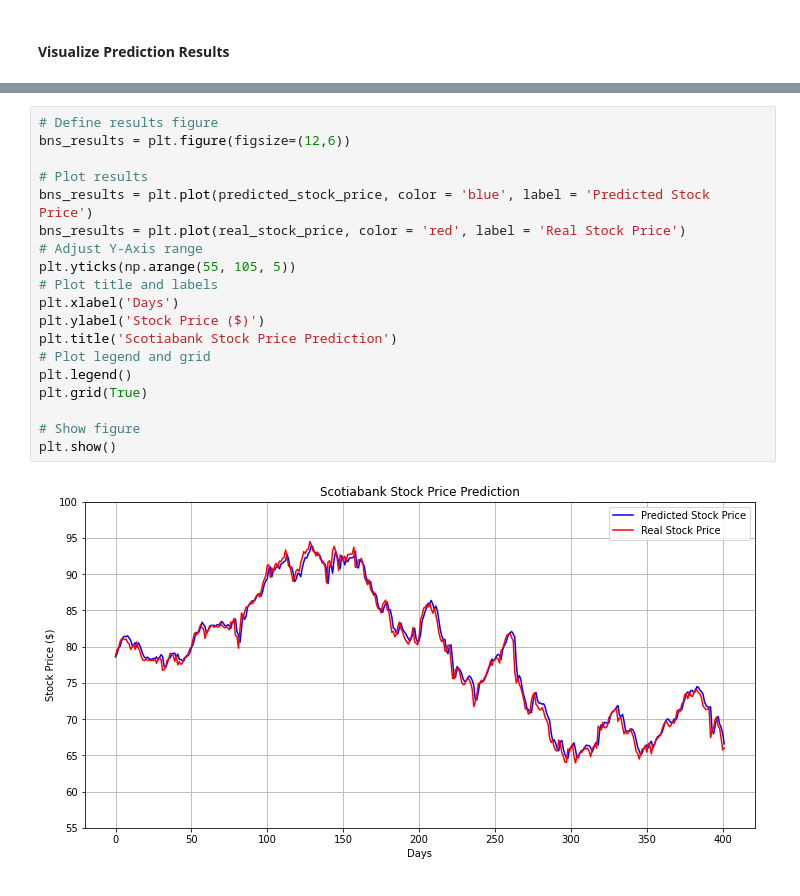
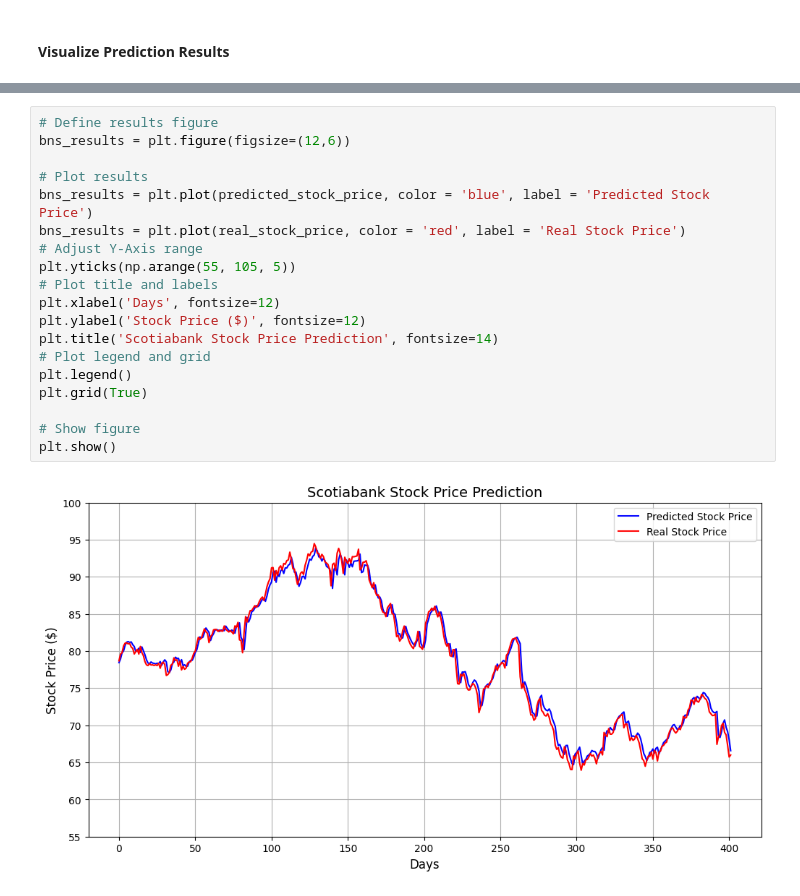
Before and after one commit to MarkLee7925/Bank-Stock-Prices-Prediction, a Jupyter notebook: Models/Scotiabank-StockPred-2023.ipynb, the cells around one changed output, grey strips where cells are left out. Saved outputs shown, nothing was run; the diff lists cells and outputs as text.

```diff
--- a/Models/Scotiabank-StockPred-2023.ipynb
+++ b/Models/Scotiabank-StockPred-2023.ipynb
@@ -660,24 +723,24 @@ R^2 Score: 98.745%
 # %%
 # Define results figure
 bns_results = plt.figure(figsize=(12,6))
 
 # Plot results
 bns_results = plt.plot(predicted_stock_price, color = 'blue', label = 'Predicted Stock Price')
 bns_results = plt.plot(real_stock_price, color = 'red', label = 'Real Stock Price')
 # Adjust Y-Axis range
 plt.yticks(np.arange(55, 105, 5))
 # Plot title and labels
-plt.xlabel('Days')
-plt.ylabel('Stock Price ($)')
-plt.title('Scotiabank Stock Price Prediction')
+plt.xlabel('Days', fontsize=12)
+plt.ylabel('Stock Price ($)', fontsize=12)
+plt.title('Scotiabank Stock Price Prediction', fontsize=14)
 # Plot legend and grid
 plt.legend()
 plt.grid(True)
 
 # Show figure
 plt.show()
 # %% [output]
-[figure, old version]
+[figure, new version]
 # %%
 # Combined box plot distributions
 box_plots_comb = plt.figure(figsize=(8, 6))
```
Also changed, not shown: parts of 9 cells of this notebook, 2 other files.
